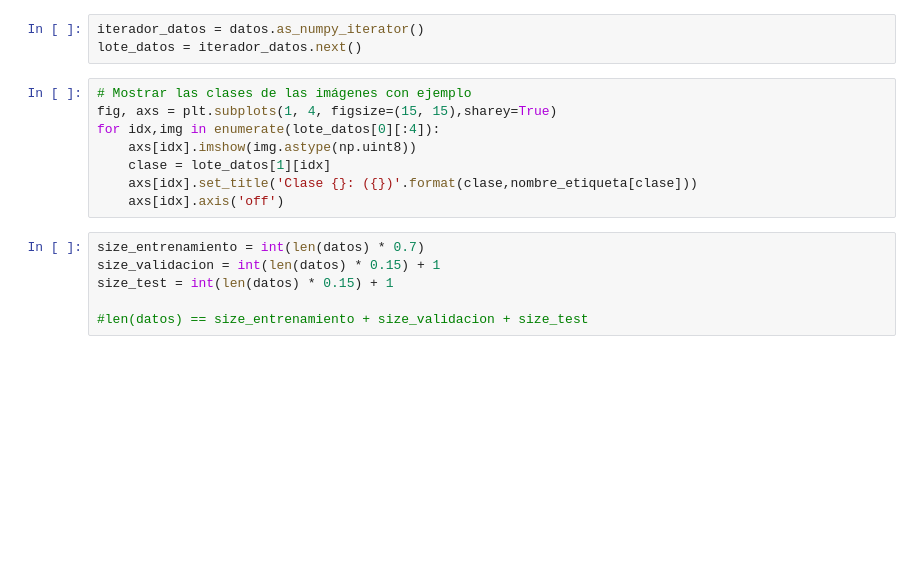
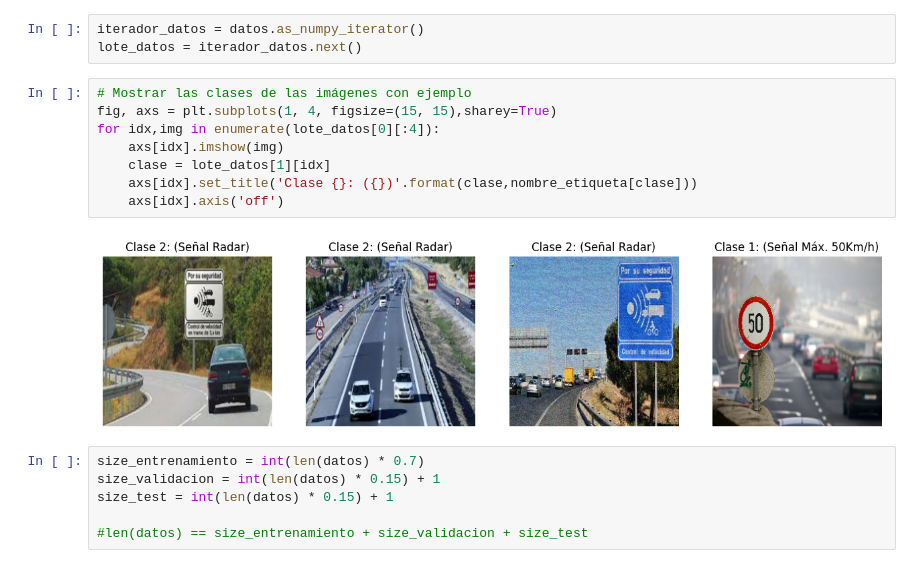
Before and after one commit to pxpe/TFG-Adversarial, a Jupyter notebook: signal-classification/signal-adversarial-trained.ipynb, the cells around one changed output. Saved outputs shown, nothing was run; the diff lists cells and outputs as text; blank space fills up the shorter version.

```diff
--- a/signal-classification/signal-adversarial-trained.ipynb
+++ b/signal-classification/signal-adversarial-trained.ipynb
@@ -51,11 +70,13 @@ lote_datos = iterador_datos.next()
 # %%
 # Mostrar las clases de las imágenes con ejemplo
 fig, axs = plt.subplots(1, 4, figsize=(15, 15),sharey=True)
 for idx,img in enumerate(lote_datos[0][:4]):
-    axs[idx].imshow(img.astype(np.uint8))
+    axs[idx].imshow(img)
     clase = lote_datos[1][idx]
     axs[idx].set_title('Clase {}: ({})'.format(clase,nombre_etiqueta[clase]))
     axs[idx].axis('off')
+# %% [output]
+[figure, added]
 # %%
 size_entrenamiento = int(len(datos) * 0.7)
 size_validacion = int(len(datos) * 0.15) + 1
```
Also changed, not shown: parts of 6 cells of this notebook, 10 other files.
